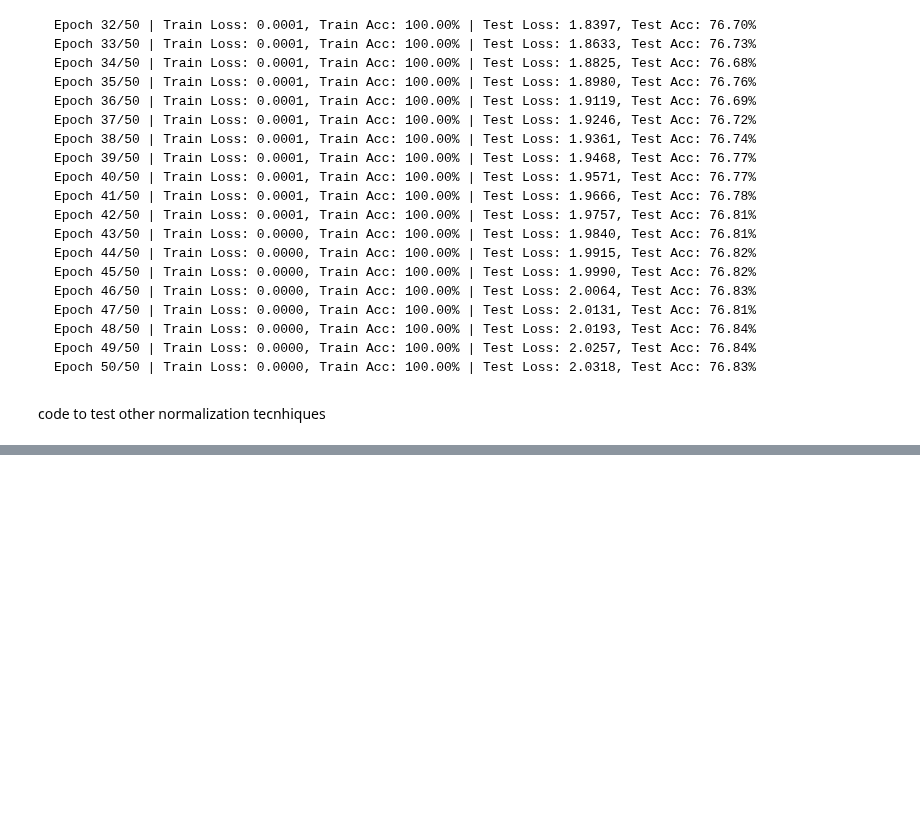
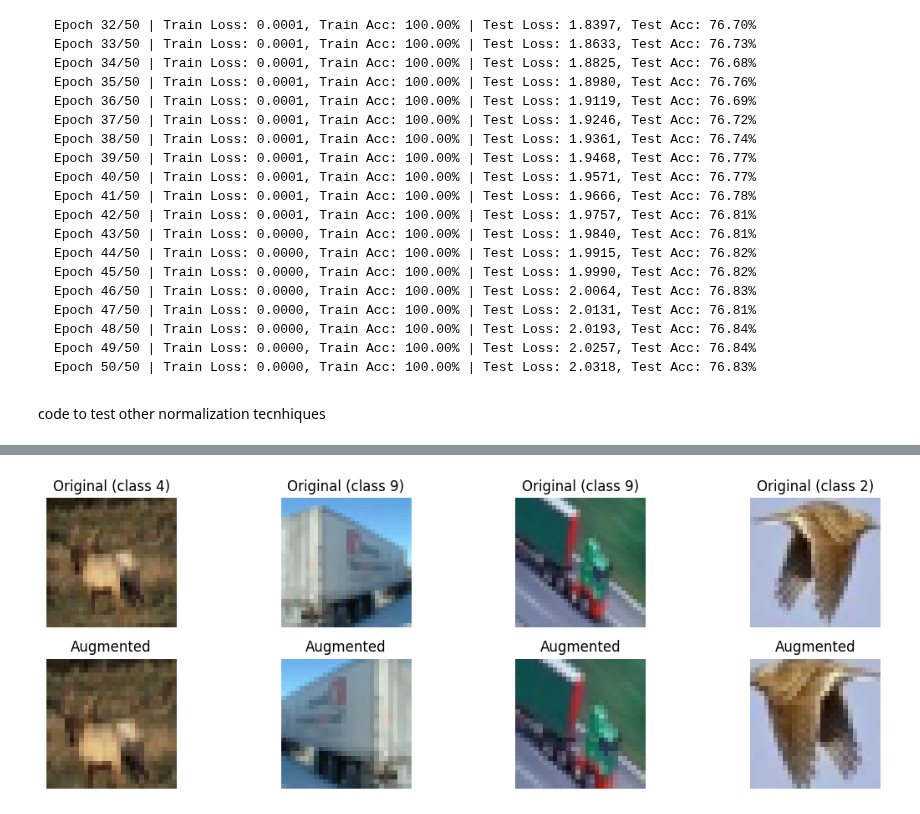
Before and after one commit to Titouaaaan/M2-MIND, a Jupyter notebook: RDFIA/TME2/1_cd_CNNs.ipynb, the cells around one changed output, grey strips where cells are left out. Cells and saved outputs as stored; diff of their text form; code cells hidden in the pictures; blank space fills up the shorter version.

```diff
--- a/RDFIA/TME2/1_cd_CNNs.ipynb
+++ b/RDFIA/TME2/1_cd_CNNs.ipynb
@@ -901,0 +1082,52 @@ results = train_multiple_normalizations(batch_size=128, lr=0.01, epochs=50, cuda
+# %%
+cifar_mean = (0.491, 0.482, 0.447)
+cifar_std  = (0.202, 0.199, 0.201)
+
+# Base (original) transform
+transform_original = transforms.Compose([
+    transforms.ToTensor(),
+    transforms.Normalize(cifar_mean, cifar_std)
+])
+
+# Augmented (random crop + flip)
+transform_augmented = transforms.Compose([
+    transforms.RandomCrop(28),
+    transforms.RandomHorizontalFlip(),
+    transforms.ToTensor(),
+    transforms.Normalize(cifar_mean, cifar_std)
+])
+
+# Load dataset twice with different transforms
+dataset_orig = datasets.CIFAR10(root='./data', train=True, download=True, transform=transform_original)
+dataset_aug  = datasets.CIFAR10(root='./data', train=True, download=True, transform=transform_augmented)
+
+# Unnormalize helper
+def unnormalize(img):
+    img = img.clone()
+    for i in range(3):
+        img[i] = img[i] * cifar_std[i] + cifar_mean[i]
+    return torch.clamp(img, 0, 1)
+
+# Pick a few random indices
+indices = [3, 15, 50, 123]
+fig, axes = plt.subplots(2, len(indices), figsize=(12, 4))
+
+for j, idx in enumerate(indices):
+    orig_img, label = dataset_orig[idx]
+    aug_img, _ = dataset_aug[idx]
+
+    orig_img = unnormalize(orig_img).permute(1, 2, 0).numpy()
+    aug_img = unnormalize(aug_img).permute(1, 2, 0).numpy()
+
+    axes[0, j].imshow(orig_img)
+    axes[0, j].set_title(f"Original (class {label})")
+    axes[0, j].axis("off")
+
+    axes[1, j].imshow(aug_img)
+    axes[1, j].set_title("Augmented")
+    axes[1, j].axis("off")
+
+plt.tight_layout()
+plt.show()
+# %% [output]
+[figure, added]
```
Also changed, not shown: parts of 10 cells of this notebook.
